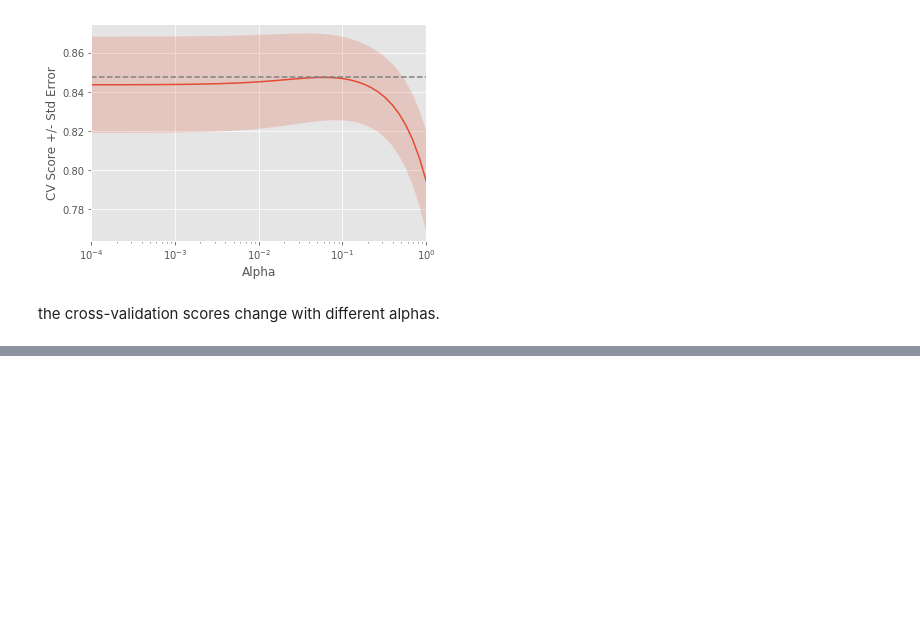
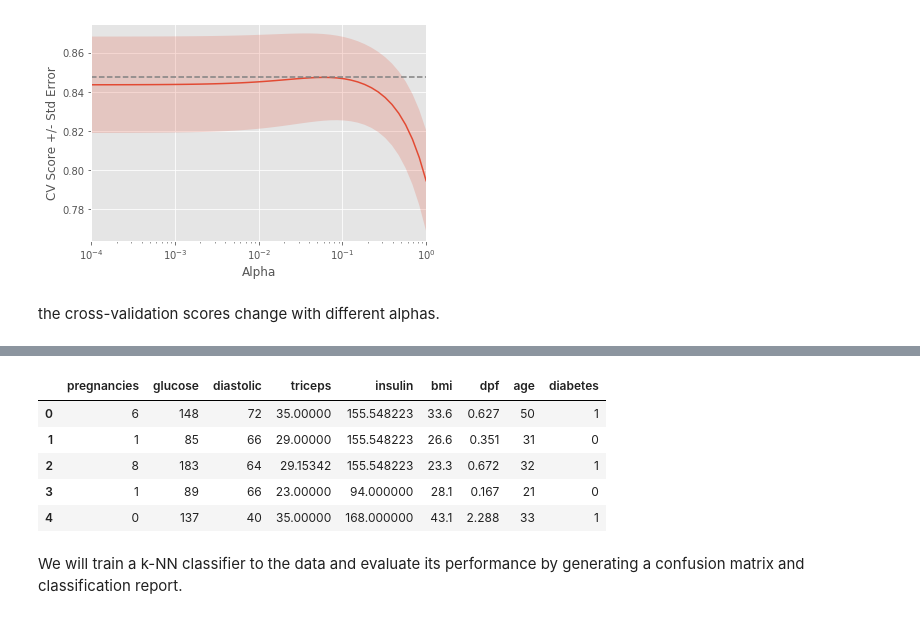
Before and after one commit to VictorOmondi1997/Supervised-Learning-with-scikit-learn, a Jupyter notebook: Supervised Learning with scikit-learn.ipynb, the cells around one changed output, grey strips where cells are left out. Drawn from its saved outputs; the diff is of its cells as text; code cells hidden in the pictures; blank space fills up the shorter version.

```diff
--- a/Supervised Learning with scikit-learn.ipynb
+++ b/Supervised Learning with scikit-learn.ipynb
@@ -1043,0 +1139,12 @@ the cross-validation scores change with different alphas.
+# %%
+pidd = pd.read_csv("datasets/pima_indians_diabetes_database.csv")
+pidd.head()
+# %% [output]
+|  | pregnancies | glucose | diastolic | triceps | insulin | bmi | dpf | age | diabetes |
+| 0 | 6 | 148 | 72 | 35.00000 | 155.548223 | 33.6 | 0.627 | 50 | 1 |
+| 1 | 1 | 85 | 66 | 29.00000 | 155.548223 | 26.6 | 0.351 | 31 | 0 |
+| 2 | 8 | 183 | 64 | 29.15342 | 155.548223 | 23.3 | 0.672 | 32 | 1 |
+| 3 | 1 | 89 | 66 | 23.00000 | 94.000000 | 28.1 | 0.167 | 21 | 0 |
+| 4 | 0 | 137 | 40 | 35.00000 | 168.000000 | 43.1 | 2.288 | 33 | 1 |
+# %% [markdown]
+We will train a k-NN classifier to the data and evaluate its performance by generating a confusion matrix and classification report.
```
Also changed, not shown: parts of 28 cells of this notebook.
